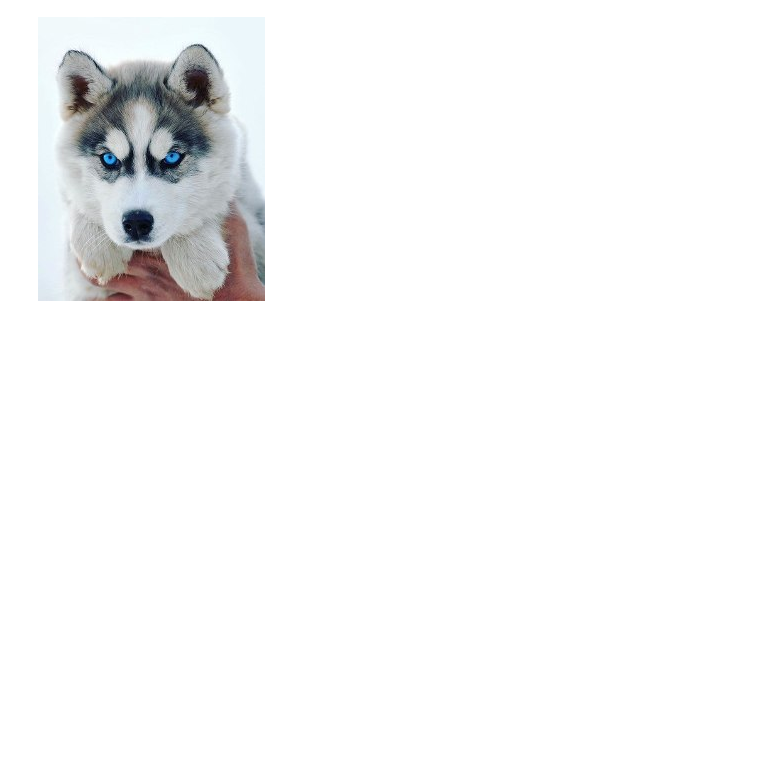
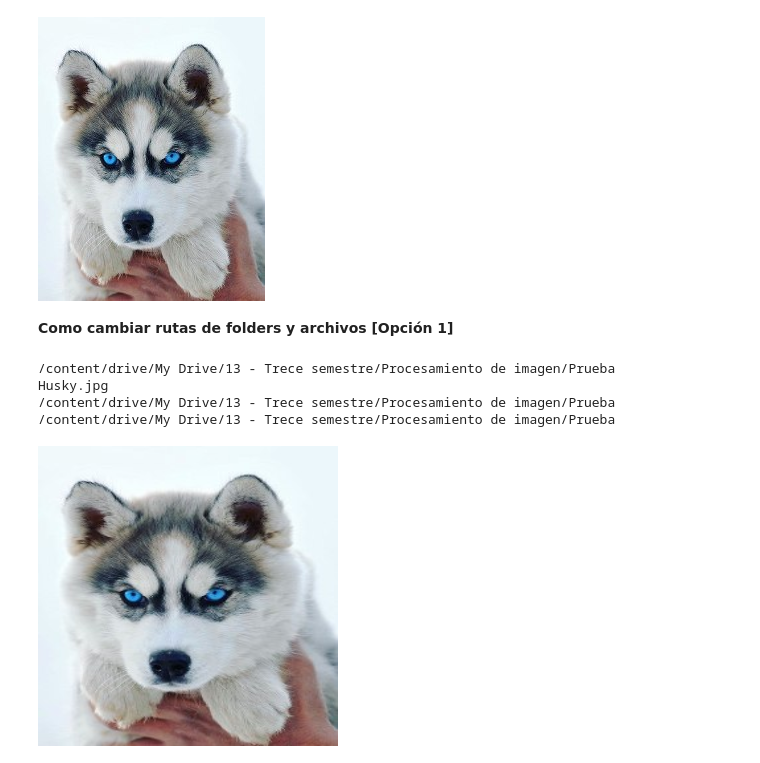
Before and after one commit to Telury/primagen, a Jupyter notebook: ejemplo.ipynb, the cells around one changed output. Saved outputs shown, nothing was run; the diff lists cells and outputs as text; code cells hidden in the pictures; blank space fills up the shorter version.

```diff
--- a/ejemplo.ipynb
+++ b/ejemplo.ipynb
@@ -36,3 +36,23 @@ img = cv2.imread('/content/drive/My Drive/13 - Trece semestre/Procesamiento de i
 cv2_imshow(img)
 # %% [output]
 [figure]
+# %% [markdown]
+
+**Como cambiar rutas de folders y archivos [Opción 1]**
+# %%
+!pwd # Permite saber la carpeta en la que me encuentro actualmente
+!ls  # Permite saber qué archivos hay dentro de la carpeta
+#%cd ../ # Permite cambiar de ruta a la escrita
+%cd /content/drive/My Drive/13 - Trece semestre/Procesamiento de imagen/Prueba/
+!pwd
+
+from google.colab.patches import cv2_imshow # No es necesaria esta línea, porque ya estaba importada en un código más arriba
+img = cv2.imread('Husky.jpg', cv2.IMREAD_UNCHANGED) # Trae la imagen para mostrarla sin hacerle cambios
+img = cv2.resize(img,(int(300), int(300))) # Permite reajustar el tamaño de la imagen
+cv2_imshow(img)
+# %% [output]
+/content/drive/My Drive/13 - Trece semestre/Procesamiento de imagen/Prueba
+Husky.jpg
+/content/drive/My Drive/13 - Trece semestre/Procesamiento de imagen/Prueba
+/content/drive/My Drive/13 - Trece semestre/Procesamiento de imagen/Prueba
+[figure, added]
```
Also changed, not shown: parts of 15 cells of this notebook.
